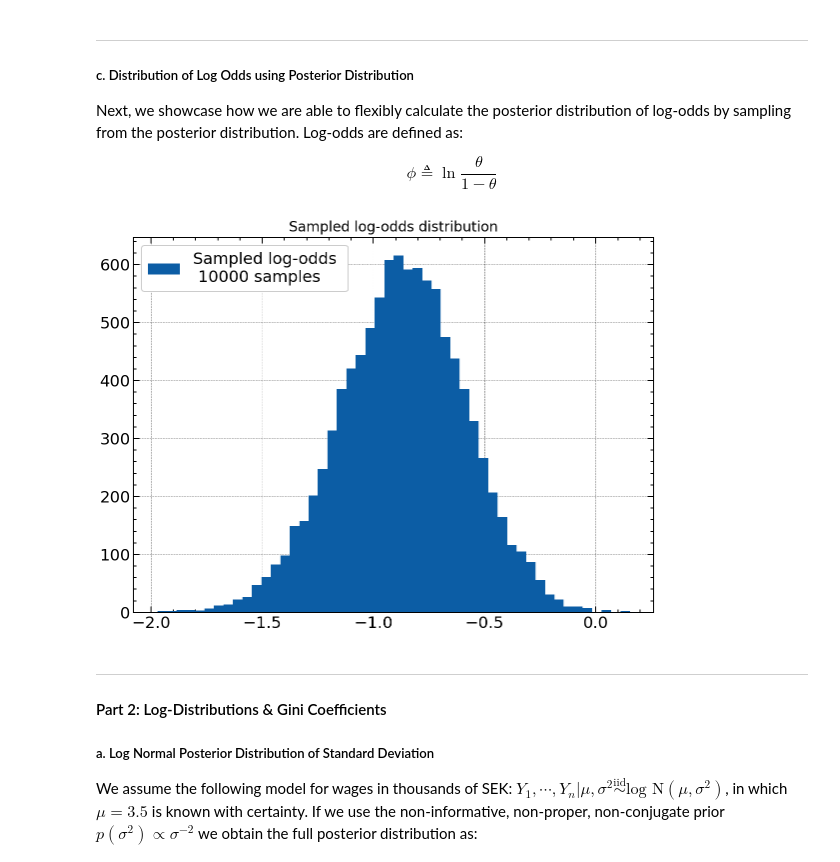
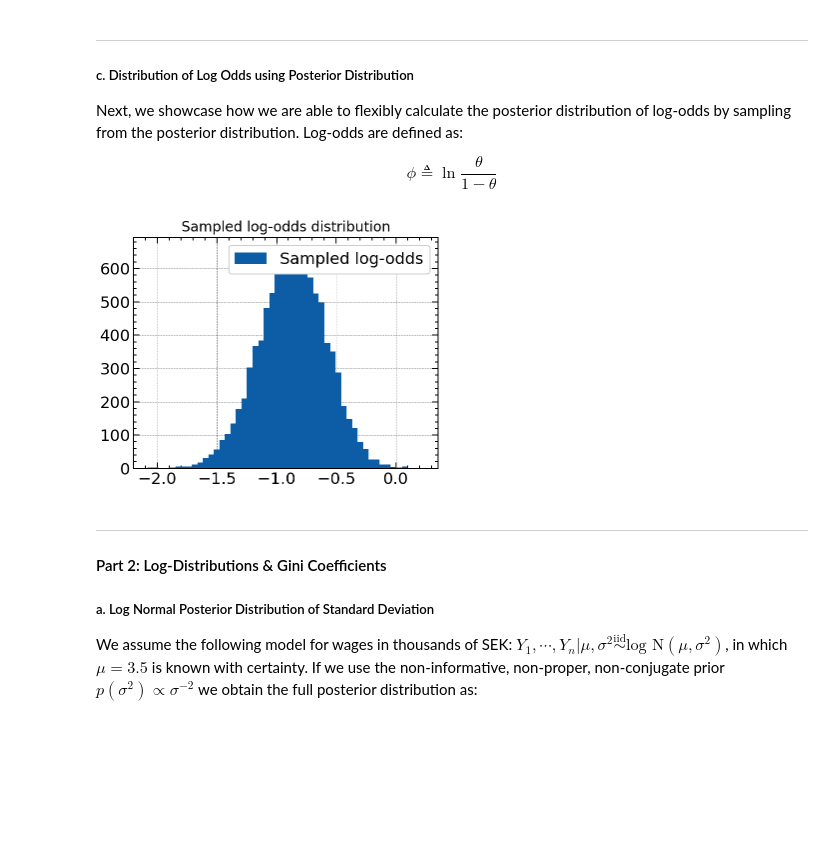
Before and after one commit to Sinbad-The-Sailor/Bayesian-Methods, a Jupyter notebook: single_parameter_bayesian_models.ipynb, the cells around one changed output. Cells and saved outputs as stored; diff of their text form; code cells hidden in the pictures; blank space fills up the shorter version.

Commit message:
working plots.

```diff
--- a/single_parameter_bayesian_models.ipynb
+++ b/single_parameter_bayesian_models.ipynb
@@ -110,19 +99,20 @@ $$
 # %%
 nr_samples_dist_5 = 10000
 dist_5 = beta.rvs(alpha_post, beta_post, size=nr_samples_dist_5)
 dist_5 = np.log(dist_5/(1-dist_5))
 
 fig, ax = plt.subplots()
 
-ax.hist(dist_5, label = f'Sampled log-odds \n {nr_samples_dist_5} samples', bins=50)
+ax.hist(dist_5, label = f'Sampled log-odds', bins=50)
 #ax.set_frame_on(False)
 ax.legend()
 ax.set_title('Sampled log-odds distribution', fontsize=FIGURE_FONT_SIZE)
 
+fig.set_size_inches(5, 4)
 plt.tight_layout()
 plt.show()
 # %% [output]
-[figure, old version]
+[figure, new version]
 # %% [markdown]
 ---
 
```
Also changed, not shown: parts of 9 cells of this notebook.
